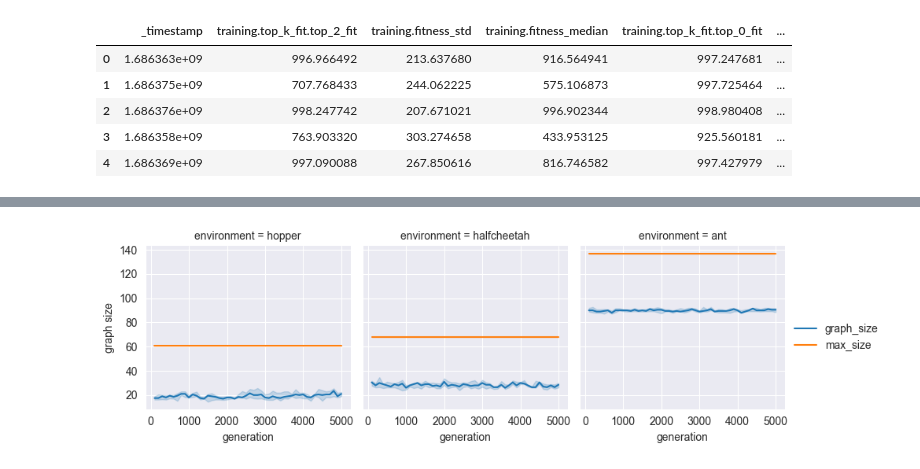
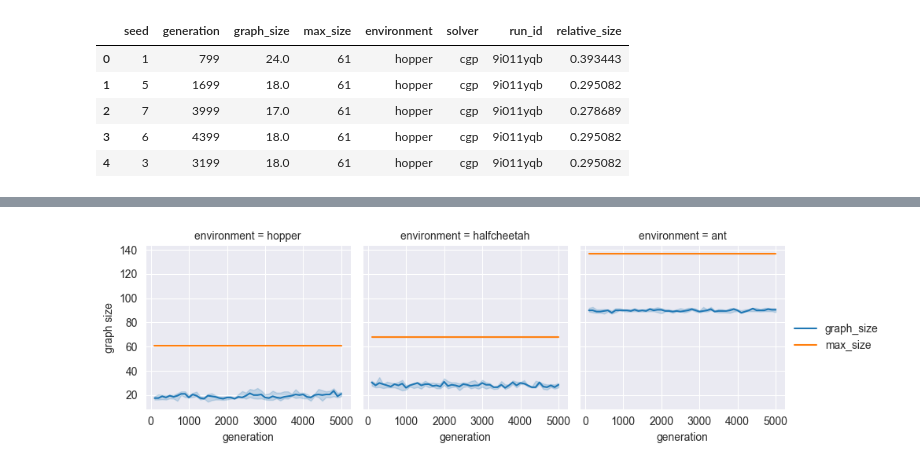
Before and after one commit to giorgia-nadizar/cgpax, a Jupyter notebook: analysis/analysis.ipynb, the cells around one changed output, grey strips where cells are left out. Saved outputs shown, nothing was run; the diff lists cells and outputs as text; code cells hidden in the pictures.

Commit message:
Fitness and graph size analysis updated.

```diff
--- a/analysis/analysis.ipynb
+++ b/analysis/analysis.ipynb
@@ -5,10 +37,11 @@ import matplotlib.pyplot as plt
 # %%
-df = pd.read_csv("data/baseline.csv")
-df.head()
+graph_sizes = pd.read_csv("data/graph_sizes.csv")
+graph_sizes["relative_size"] = graph_sizes["graph_size"] / graph_sizes["max_size"]
+graph_sizes.head()
 # %% [output]
-|  | _timestamp | training.top_k_fit.top_2_fit | training.fitness_std | training.fitness_median | training.top_k_fit.top_0_fit | ... |
-| 0 | 1.686363e+09 | 996.966492 | 213.637680 | 916.564941 | 997.247681 | ... |
-| 1 | 1.686375e+09 | 707.768433 | 244.062225 | 575.106873 | 997.725464 | ... |
-| 2 | 1.686376e+09 | 998.247742 | 207.671021 | 996.902344 | 998.980408 | ... |
-| 3 | 1.686358e+09 | 763.903320 | 303.274658 | 433.953125 | 925.560181 | ... |
-| 4 | 1.686369e+09 | 997.090088 | 267.850616 | 816.746582 | 997.427979 | ... |
+|  | seed | generation | graph_size | max_size | environment | solver | run_id | relative_size |
+| 0 | 1 | 799 | 24.0 | 61 | hopper | cgp | 9i011yqb | 0.393443 |
+| 1 | 5 | 1699 | 18.0 | 61 | hopper | cgp | 9i011yqb | 0.295082 |
+| 2 | 7 | 3999 | 17.0 | 61 | hopper | cgp | 9i011yqb | 0.278689 |
+| 3 | 6 | 4399 | 18.0 | 61 | hopper | cgp | 9i011yqb | 0.295082 |
+| 4 | 3 | 3199 | 18.0 | 61 | hopper | cgp | 9i011yqb | 0.295082 |
```
Also changed, not shown: parts of 8 cells of this notebook, 1 other file.
